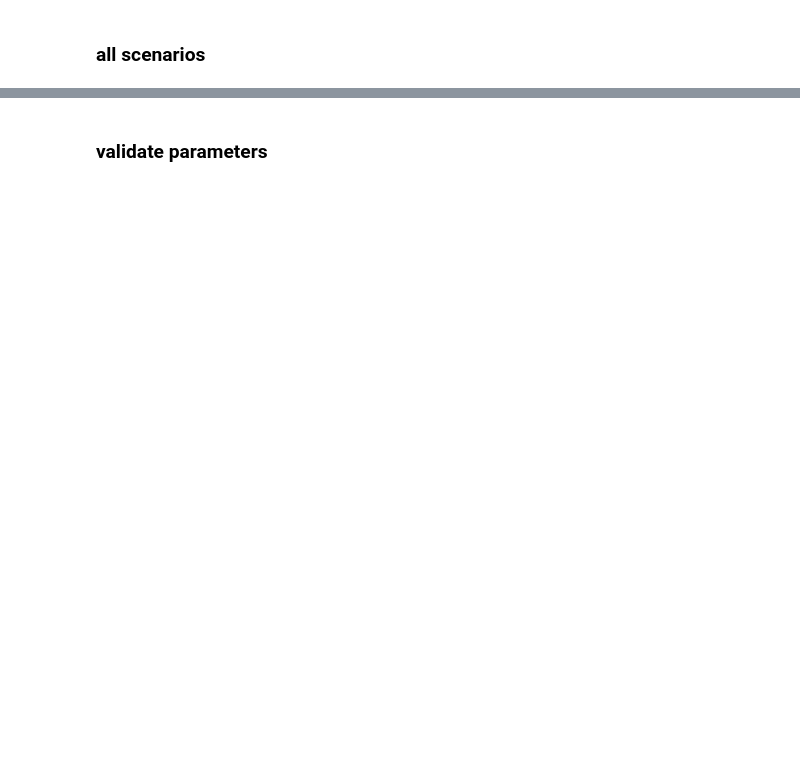
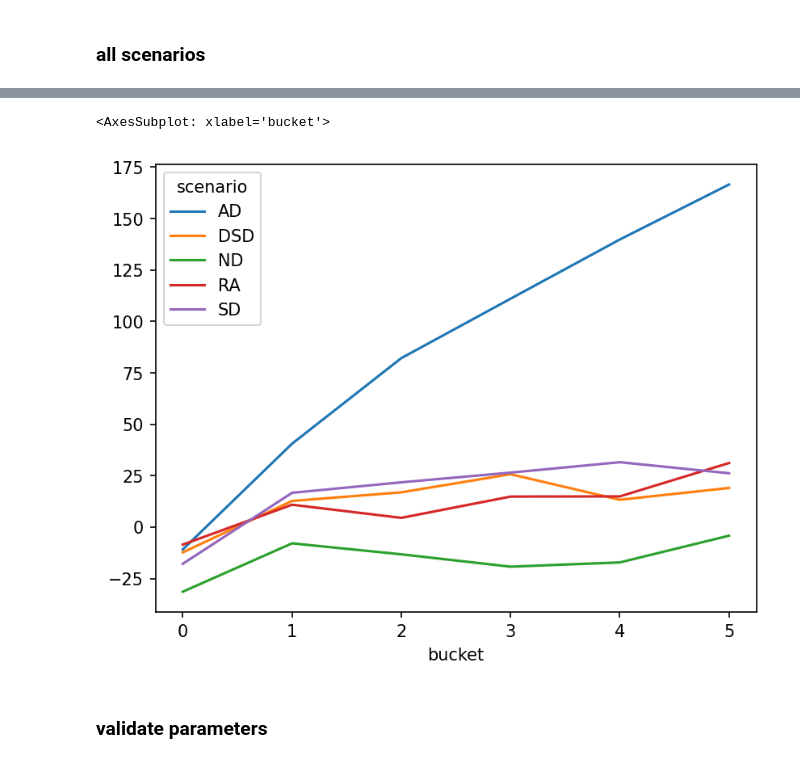
Before and after one commit to joerovar/flex-bus-sim, a Jupyter notebook: test.ipynb, the cells around one changed output, grey strips where cells are left out. Cells and saved outputs as stored; diff of their text form; code cells hidden in the pictures; blank space fills up the shorter version.

```diff
--- a/test.ipynb
+++ b/test.ipynb
@@ -18,3 +70,8 @@ create_field_from_state_item(state, 1, 'n_requests')
+# %%
+tmp_trips.groupby(['scenario', 'bucket']).agg({'delay': 'mean'}).reset_index().pivot(index='bucket', columns='scenario', values='delay').plot()
+# %% [output]
+<AxesSubplot: xlabel='bucket'>
+[figure, added]
 # %% [markdown]
 ### validate parameters
 # %%
```
Also changed, not shown: parts of 11 cells of this notebook, 1 other file.
